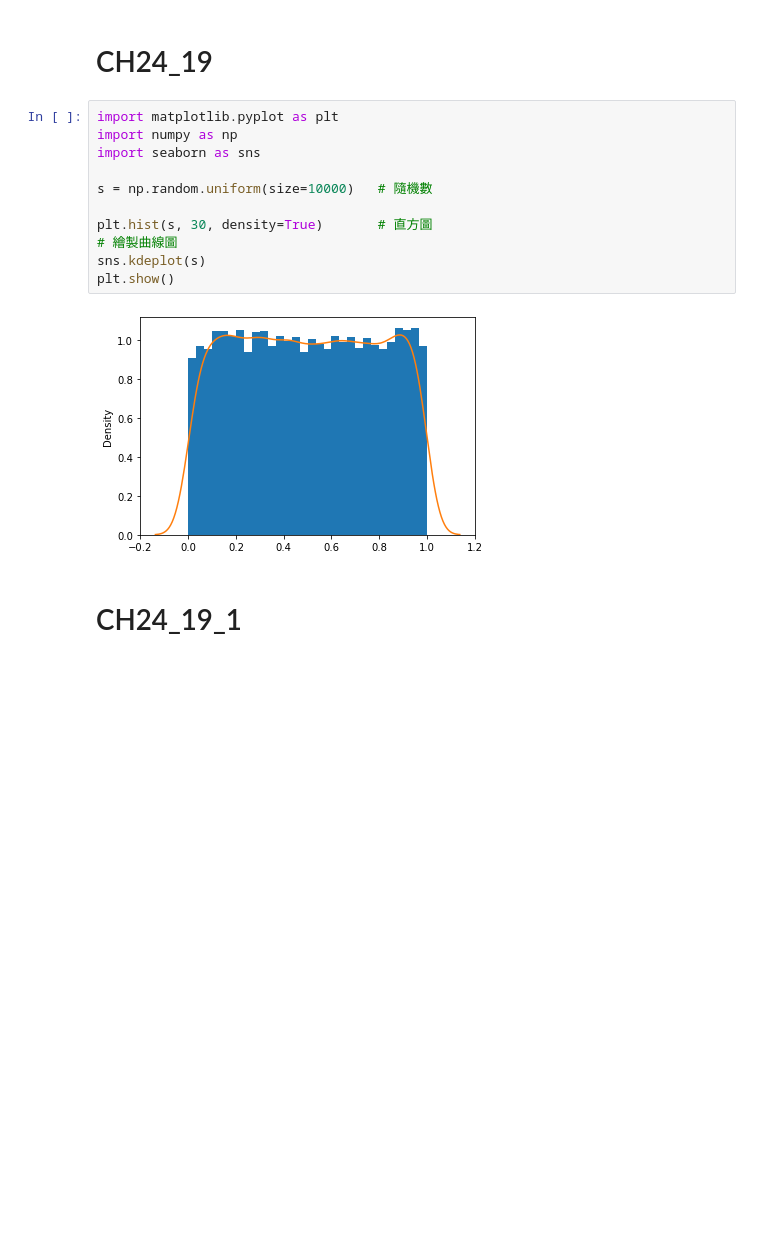
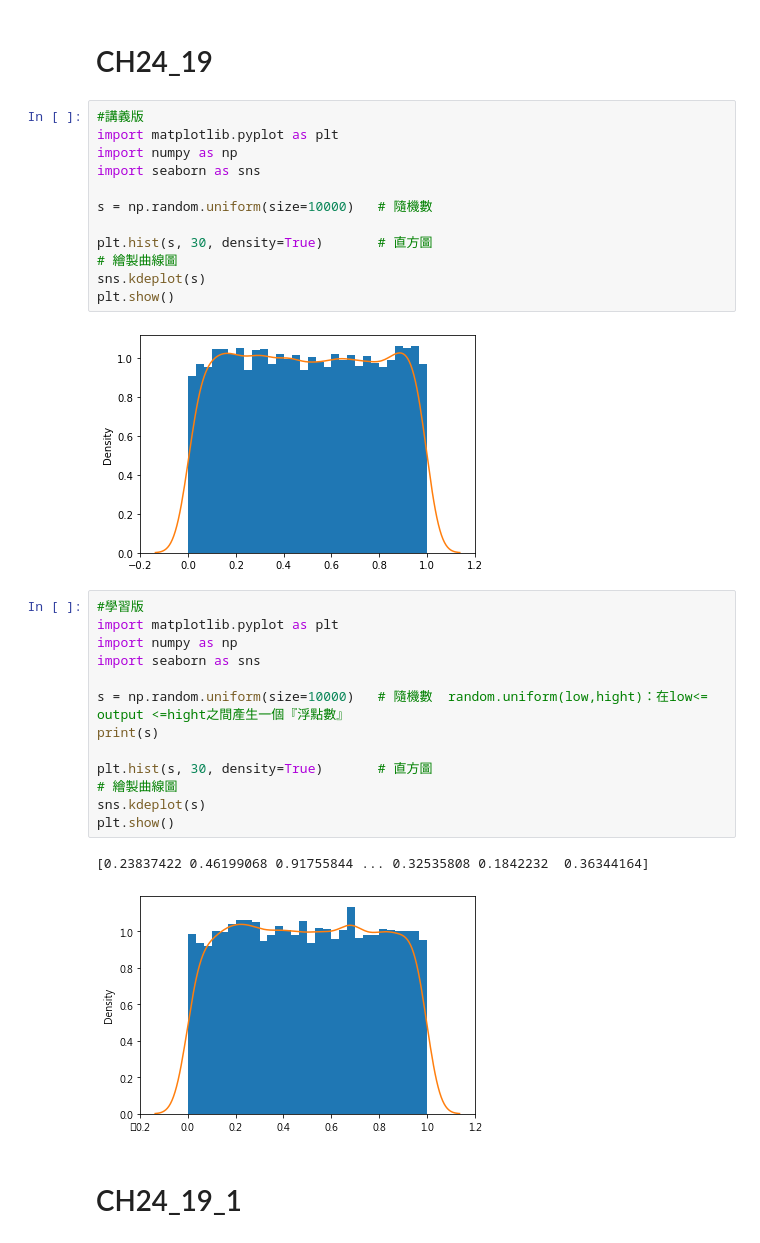
Before and after one commit to 41071213H/111-2TA, a Jupyter notebook: CH24_17-22.ipynb, the cells around one changed output. Cells and saved outputs as stored; diff of their text form; blank space fills up the shorter version.

```diff
--- a/CH24_17-22.ipynb
+++ b/CH24_17-22.ipynb
@@ -101,6 +113,7 @@ plt.show()
 # %% [markdown]
 # CH24_19
 # %%
+#講義版
 import matplotlib.pyplot as plt
 import numpy as np
 import seaborn as sns
@@ -113,6 +126,22 @@ sns.kdeplot(s)
 plt.show()
 # %% [output]
 [figure]
+# %%
+#學習版
+import matplotlib.pyplot as plt
+import numpy as np
+import seaborn as sns
+
+s = np.random.uniform(size=10000)   # 隨機數  random.uniform(low,hight)：在low<= output <=hight之間產生一個『浮點數』
+print(s)
+
+plt.hist(s, 30, density=True)       # 直方圖
+# 繪製曲線圖
+sns.kdeplot(s)
+plt.show()
+# %% [output]
+[0.23837422 0.46199068 0.91755844 ... 0.32535808 0.1842232  0.36344164]
+[figure, added]
 # %% [markdown]
 # CH24_19_1
 # %%
```
Also changed, not shown: parts of 12 cells of this notebook.
